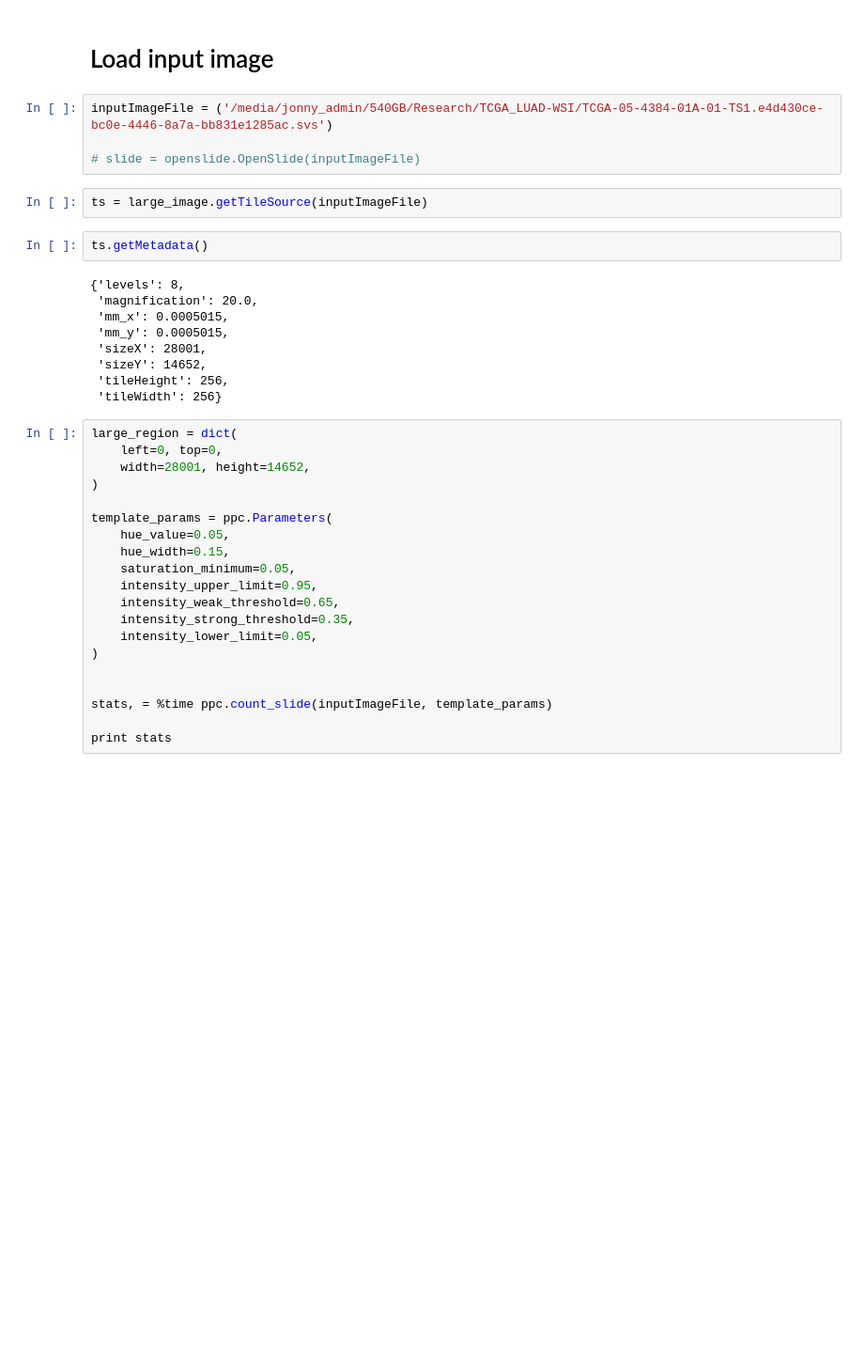
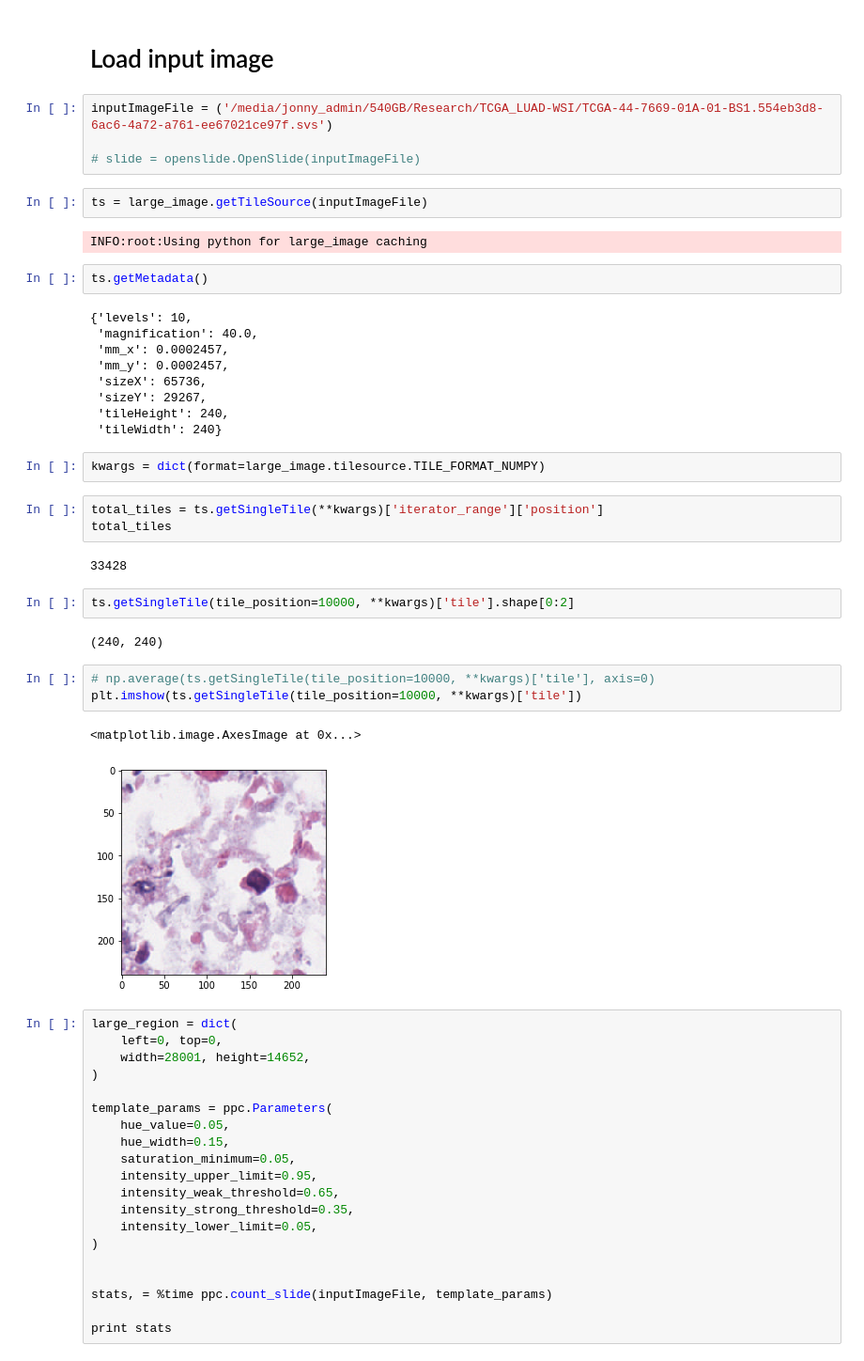
Before and after one commit to JonnyTran/nuclei-segmentation, a Jupyter notebook: notebooks/histomicstk_py27.ipynb, the cells around one changed output. Shown at 94% size. Drawn from its saved outputs; the diff is of its cells as text; blank space fills up the shorter version.

```diff
--- a/notebooks/histomicstk_py27.ipynb
+++ b/notebooks/histomicstk_py27.ipynb
@@ -25,22 +28,41 @@ titlesize = 24
 # %% [markdown]
 # Load input image
 # %%
-inputImageFile = ('/media/jonny_admin/540GB/Research/TCGA_LUAD-WSI/TCGA-05-4384-01A-01-TS1.e4d430ce-bc0e-4446-8a7a-bb831e1285ac.svs')
+inputImageFile = ('/media/jonny_admin/540GB/Research/TCGA_LUAD-WSI/TCGA-44-7669-01A-01-BS1.554eb3d8-6ac6-4a72-a761-ee67021ce97f.svs')
 
 # slide = openslide.OpenSlide(inputImageFile)
 # %%
 ts = large_image.getTileSource(inputImageFile)
+# %% [output]
+INFO:root:Using python for large_image caching
 # %%
 ts.getMetadata()
 # %% [output]
-{'levels': 8,
- 'magnification': 20.0,
- 'mm_x': 0.0005015,
- 'mm_y': 0.0005015,
- 'sizeX': 28001,
- 'sizeY': 14652,
- 'tileHeight': 256,
- 'tileWidth': 256}
+{'levels': 10,
+ 'magnification': 40.0,
+ 'mm_x': 0.0002457,
+ 'mm_y': 0.0002457,
+ 'sizeX': 65736,
+ 'sizeY': 29267,
+ 'tileHeight': 240,
+ 'tileWidth': 240}
+# %%
+kwargs = dict(format=large_image.tilesource.TILE_FORMAT_NUMPY)
+# %%
+total_tiles = ts.getSingleTile(**kwargs)['iterator_range']['position']
+total_tiles
+# %% [output]
+33428
+# %%
+ts.getSingleTile(tile_position=10000, **kwargs)['tile'].shape[0:2]
+# %% [output]
+(240, 240)
+# %%
+# np.average(ts.getSingleTile(tile_position=10000, **kwargs)['tile'], axis=0)
+plt.imshow(ts.getSingleTile(tile_position=10000, **kwargs)['tile'])
+# %% [output]
+<matplotlib.image.AxesImage at 0x...>
+[figure, added]
 # %%
 large_region = dict(
     left=0, top=0,
```
Also changed, not shown: parts of 1 cell of this notebook, 2 other files.
